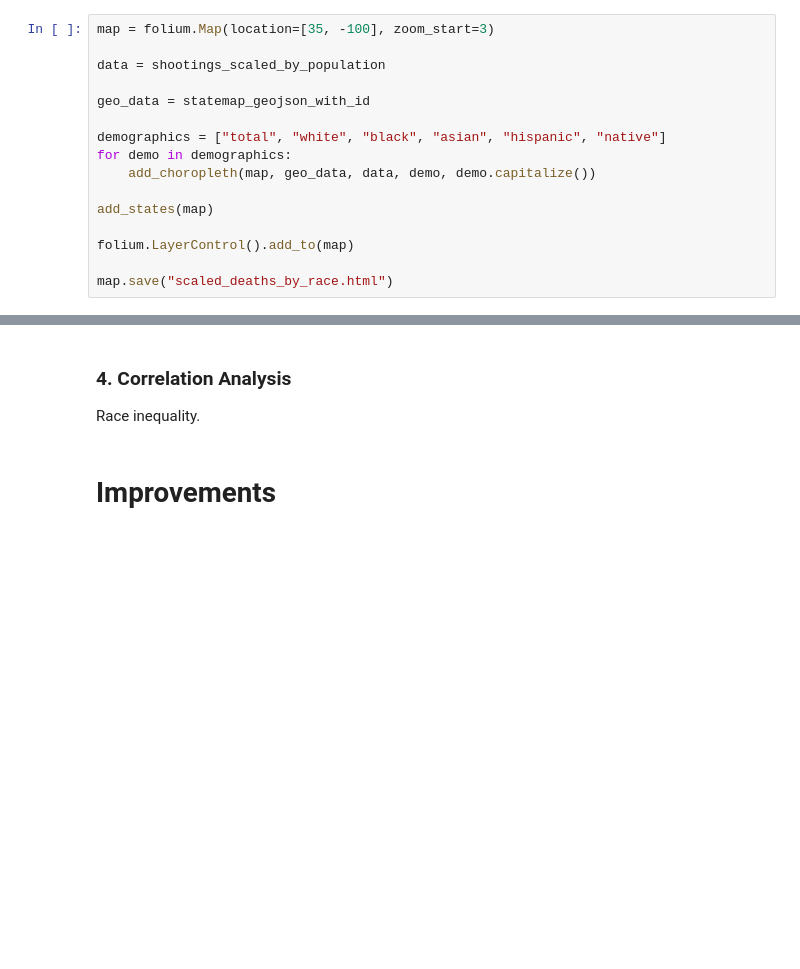
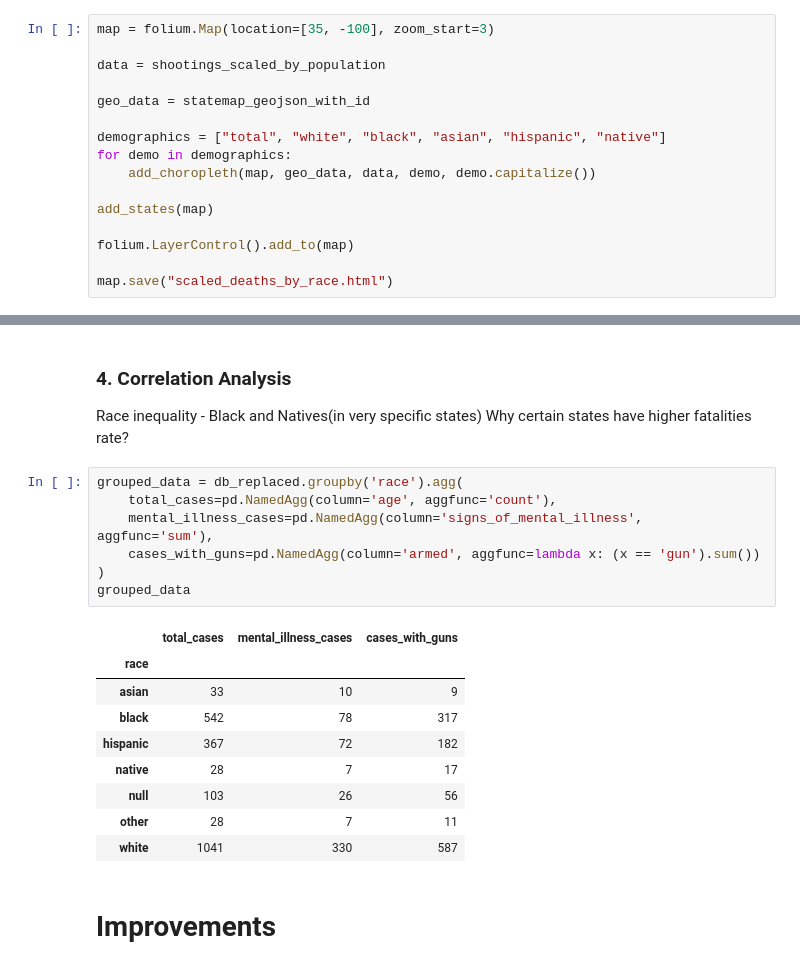
Before and after one commit to CelineChiLamNg/fatal_police_shootings, a Jupyter notebook: FatalPoliceShootings.ipynb, the cells around one changed output, grey strips where cells are left out. Saved outputs shown, nothing was run; the diff lists cells and outputs as text; blank space fills up the shorter version.

```diff
--- a/FatalPoliceShootings.ipynb
+++ b/FatalPoliceShootings.ipynb
@@ -1131,7 +1131,25 @@ HTML("<iframe src=scaled_deaths_by_race.html width=1000 height=600></iframe>")
 # %% [markdown]
 ### 4. Correlation Analysis
 
-Race inequality.
+Race inequality - Black and Natives(in very specific states)
+Why certain states have higher fatalities rate?
+# %%
+grouped_data = db_replaced.groupby('race').agg(
+    total_cases=pd.NamedAgg(column='age', aggfunc='count'),
+    mental_illness_cases=pd.NamedAgg(column='signs_of_mental_illness', aggfunc='sum'),
+    cases_with_guns=pd.NamedAgg(column='armed', aggfunc=lambda x: (x == 'gun').sum())
+)
+grouped_data
+# %% [output]
+|  | total_cases | mental_illness_cases | cases_with_guns |
+| race |  |  |  |
+| asian | 33 | 10 | 9 |
+| black | 542 | 78 | 317 |
+| hispanic | 367 | 72 | 182 |
+| native | 28 | 7 | 17 |
+| null | 103 | 26 | 56 |
+| other | 28 | 7 | 11 |
+| white | 1041 | 330 | 587 |
 # %% [markdown]
 # Improvements
 # %% [markdown]
```
Also changed, not shown: parts of 20 cells of this notebook, 4 other files.
